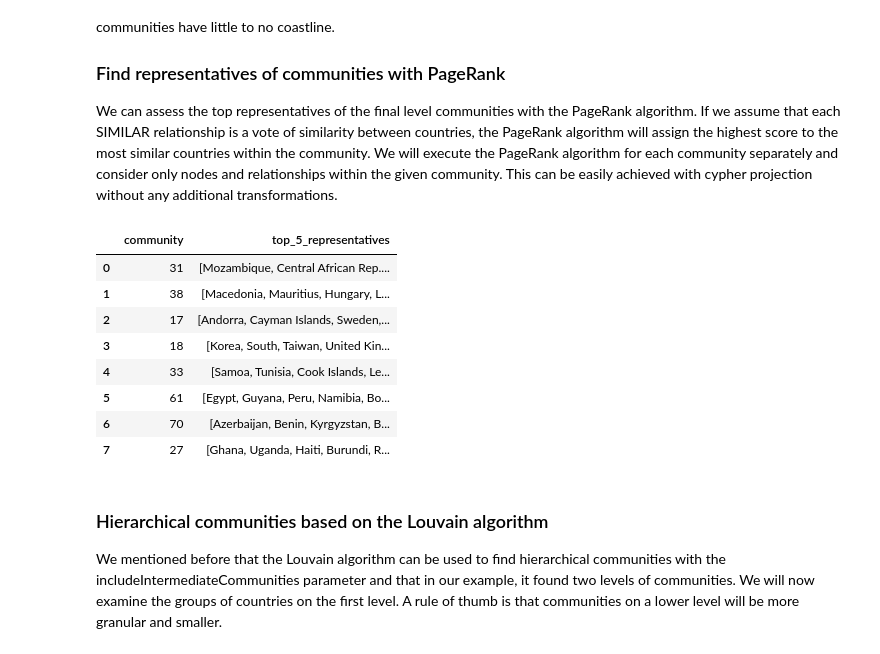
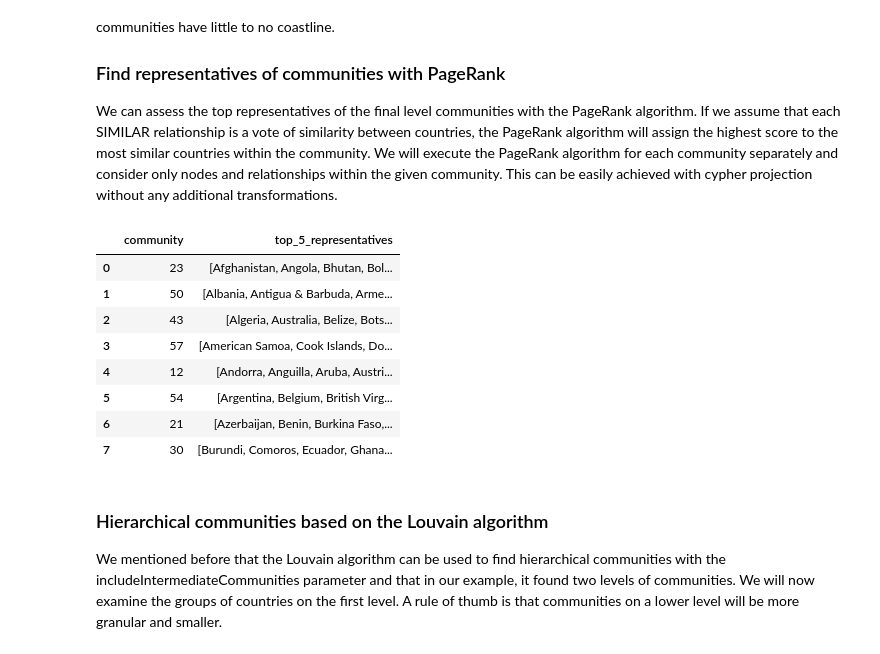
Before and after one commit to tomasonjo/blogs, a Jupyter notebook: Countries_of_the_world/Countries of the world analysis.ipynb, the cells around one changed output. Cells and saved outputs as stored; diff of their text form; code cells hidden in the pictures.

```diff
--- a/Countries_of_the_world/Countries of the world analysis.ipynb
+++ b/Countries_of_the_world/Countries of the world analysis.ipynb
@@ -1,9 +23,9 @@
 # %%
 # Define Neo4j connections
 from neo4j import GraphDatabase
-host = 'bolt://localhost:7687'
+host = 'bolt://3.235.2.228:7687'
 user = 'neo4j'
-password = 'password'
+password = 'seats-drunks-carbon'
 driver = GraphDatabase.driver(host,auth=(user, password))
 # %%
 def drop_graph(name):
@@ -16,7 +38,7 @@ def drop_graph(name):
 # Import libraries
 import pandas as pd
 
-def read_query(query):
+def read_query(query, params={}):
     with driver.session() as session:
-        result = session.run(query)
+        result = session.run(query, params)
         return pd.DataFrame([r.values() for r in result], columns=result.keys())
@@ -359,35 +351,34 @@ We can assess the top representatives of the final level communities with the Pa
 # %%
 top_representatives_query = """
 
 WITH 'MATCH (c:Country) WHERE c.louvain[-1] = $community
       RETURN id(c) as id' as nodeQuery,
-     'MATCH (s:Country)-[:SIMILAR]->(t:Country)
+     'MATCH (s:Country)-[:SIMILAR]-(t:Country)
       RETURN id(s) as source, id(t) as target' as relQuery
 MATCH (c:Country)
 WITH distinct c.louvain[-1] as community, nodeQuery, relQuery
-CALL gds.pageRank.stream({nodeQuery:nodeQuery,
-                          relationshipQuery:relQuery,
-                          parameters:{community:community},
-                          validateRelationships:False})
+CALL gds.graph.project.cypher(toString(community), nodeQuery, relQuery, {parameters:{community:community}})
+YIELD nodeCount
+CALL gds.pageRank.stream(toString(community))
 YIELD nodeId, score
 WITH community, nodeId,score
 ORDER BY score DESC
 RETURN community,
        collect(gds.util.asNode(nodeId).name)[..5] as top_5_representatives
 
 """
 
 read_query(top_representatives_query)
 # %% [output]
 |  | community | top_5_representatives |
-| 0 | 31 | [Mozambique, Central African Rep.... |
-| 1 | 38 | [Macedonia, Mauritius, Hungary, L... |
-| 2 | 17 | [Andorra, Cayman Islands, Sweden,... |
-| 3 | 18 | [Korea, South, Taiwan, United Kin... |
-| 4 | 33 | [Samoa, Tunisia, Cook Islands, Le... |
-| 5 | 61 | [Egypt, Guyana, Peru, Namibia, Bo... |
-| 6 | 70 | [Azerbaijan, Benin, Kyrgyzstan, B... |
-| 7 | 27 | [Ghana, Uganda, Haiti, Burundi, R... |
+| 0 | 23 | [Afghanistan, Angola, Bhutan, Bol... |
+| 1 | 50 | [Albania, Antigua & Barbuda, Arme... |
+| 2 | 43 | [Algeria, Australia, Belize, Bots... |
+| 3 | 57 | [American Samoa, Cook Islands, Do... |
+| 4 | 12 | [Andorra, Anguilla, Aruba, Austri... |
+| 5 | 54 | [Argentina, Belgium, British Virg... |
+| 6 | 21 | [Azerbaijan, Benin, Burkina Faso,... |
+| 7 | 30 | [Burundi, Comoros, Ecuador, Ghana... |
 # %% [markdown]
 ### Hierarchical communities based on the Louvain algorithm
 We mentioned before that the Louvain algorithm can be used to find hierarchical communities with the includeIntermediateCommunities parameter and that in our example, it found two levels of communities. We will now examine the groups of countries on the first level. A rule of thumb is that communities on a lower level will be more granular and smaller.
```
Also changed, not shown: parts of 25 cells of this notebook.
